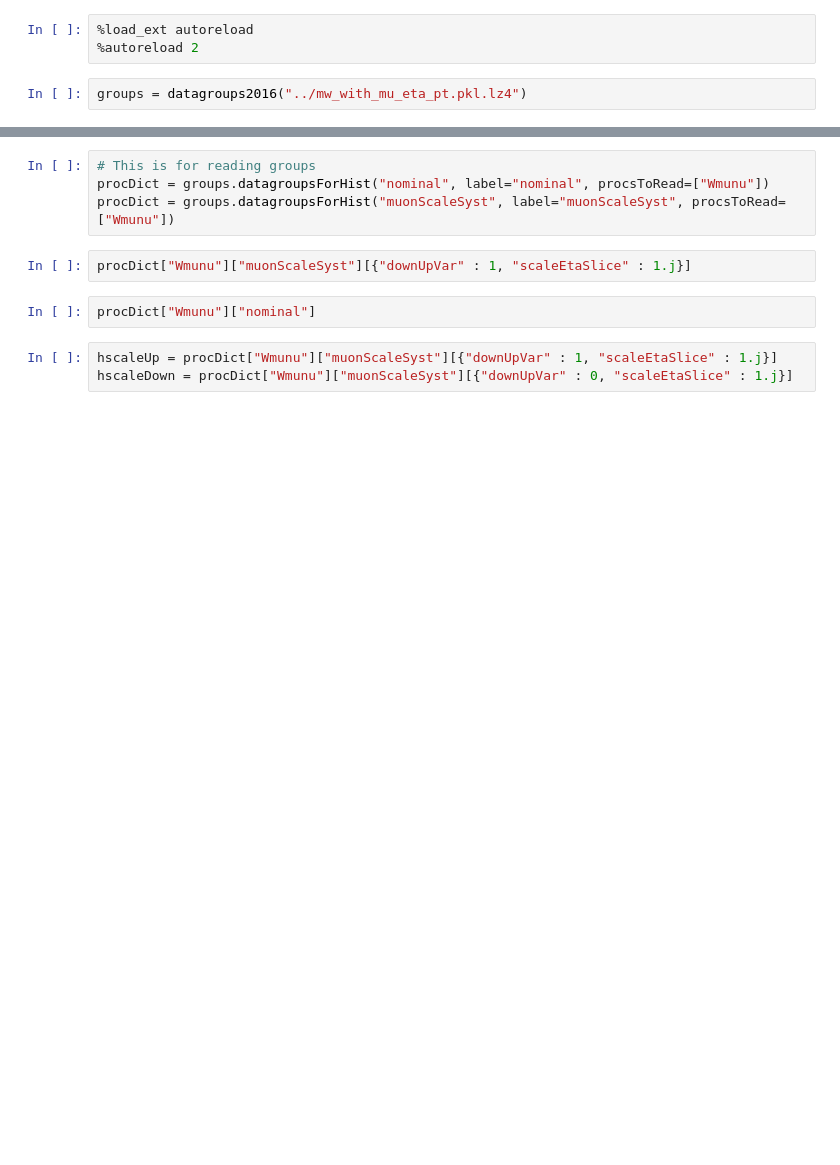
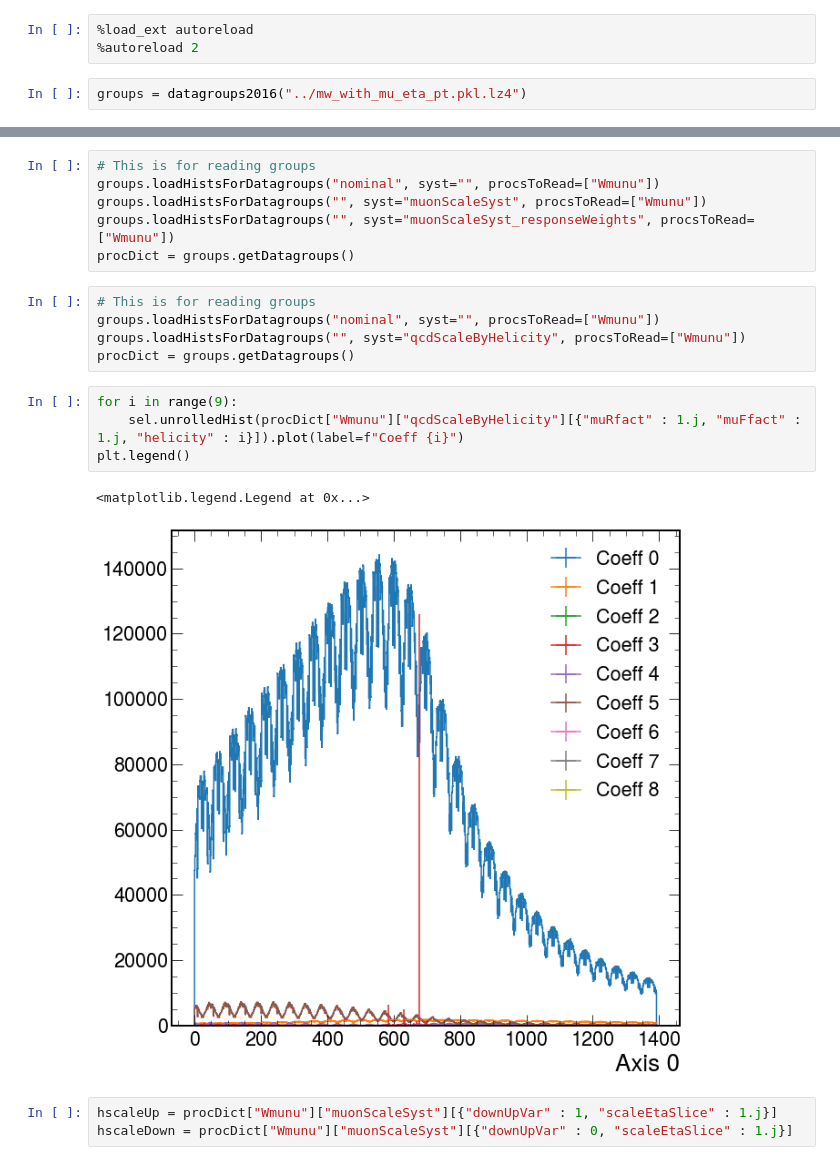
Before and after one commit to bendavid/WRemnants, a Jupyter notebook: notebooks/systsScratch.ipynb, the cells around one changed output, grey strips where cells are left out. Cells and saved outputs as stored; diff of their text form; blank space fills up the shorter version.

Commit message:
Fix gen analysis with theory hist refactoring

```diff
--- a/notebooks/systsScratch.ipynb
+++ b/notebooks/systsScratch.ipynb
@@ -16,11 +33,21 @@ groups = datagroups2016("../mw_with_mu_eta_pt.pkl.lz4")
 # %%
 # This is for reading groups
-procDict = groups.datagroupsForHist("nominal", label="nominal", procsToRead=["Wmunu"])
-procDict = groups.datagroupsForHist("muonScaleSyst", label="muonScaleSyst", procsToRead=["Wmunu"])
+groups.loadHistsForDatagroups("nominal", syst="", procsToRead=["Wmunu"])
+groups.loadHistsForDatagroups("", syst="muonScaleSyst", procsToRead=["Wmunu"])
+groups.loadHistsForDatagroups("", syst="muonScaleSyst_responseWeights", procsToRead=["Wmunu"])
+procDict = groups.getDatagroups()
 # %%
-procDict["Wmunu"]["muonScaleSyst"][{"downUpVar" : 1, "scaleEtaSlice" : 1.j}]
+# This is for reading groups
+groups.loadHistsForDatagroups("nominal", syst="", procsToRead=["Wmunu"])
+groups.loadHistsForDatagroups("", syst="qcdScaleByHelicity", procsToRead=["Wmunu"])
+procDict = groups.getDatagroups()
 # %%
-procDict["Wmunu"]["nominal"]
+for i in range(9):
+    sel.unrolledHist(procDict["Wmunu"]["qcdScaleByHelicity"][{"muRfact" : 1.j, "muFfact" : 1.j, "helicity" : i}]).plot(label=f"Coeff {i}")
+plt.legend()
+# %% [output]
+<matplotlib.legend.Legend at 0x...>
+[figure, added]
 # %%
 hscaleUp = procDict["Wmunu"]["muonScaleSyst"][{"downUpVar" : 1, "scaleEtaSlice" : 1.j}]
 hscaleDown = procDict["Wmunu"]["muonScaleSyst"][{"downUpVar" : 0, "scaleEtaSlice" : 1.j}]
```
Also changed, not shown: parts of 2 cells of this notebook, 1 other file.
